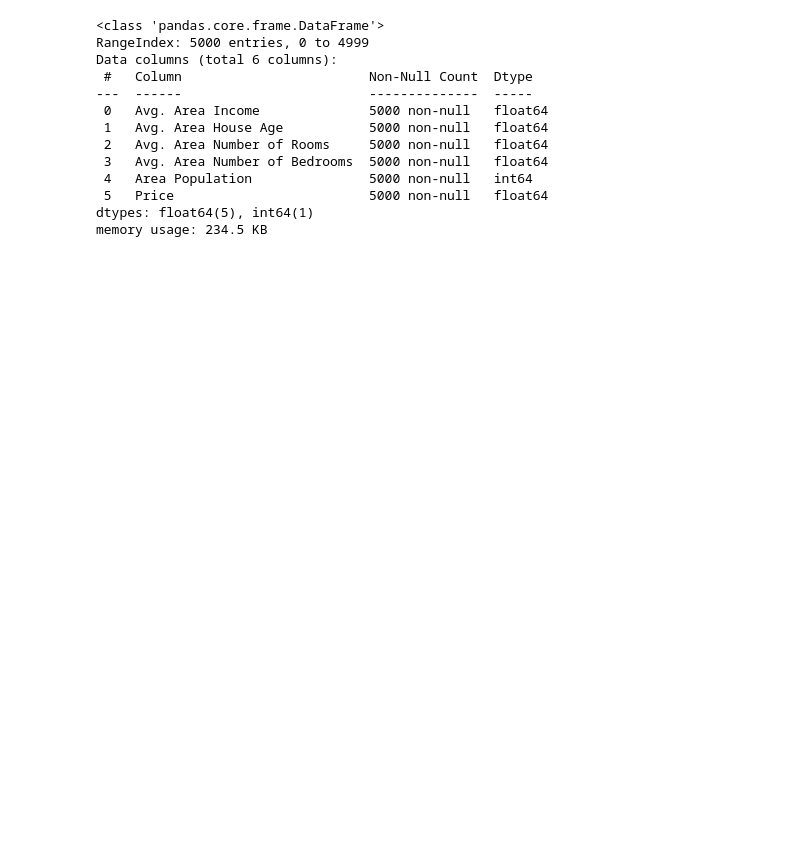
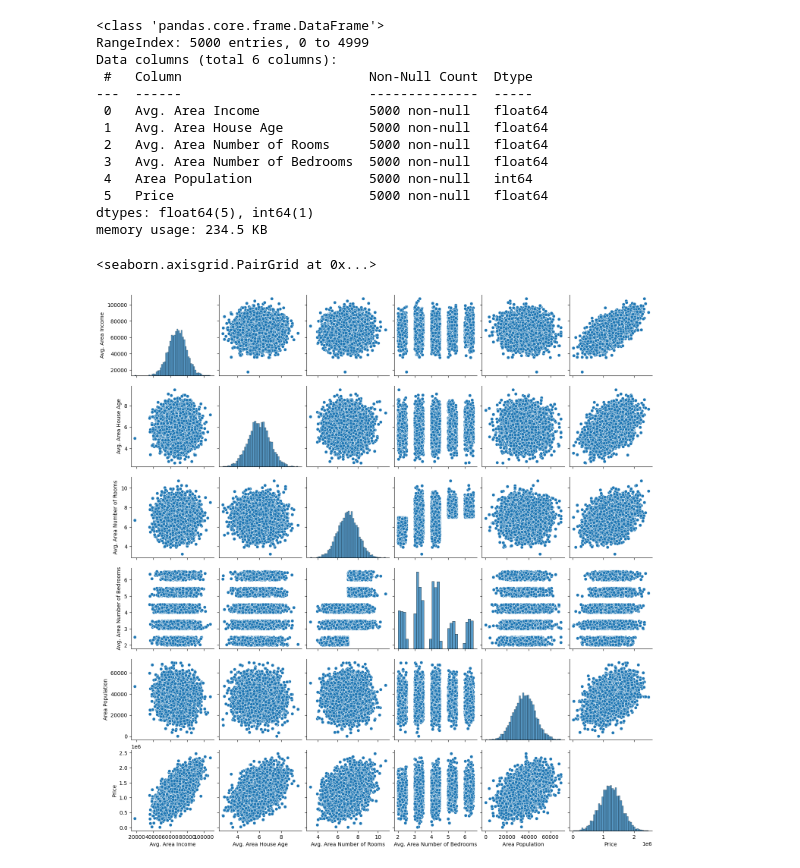
Before and after one commit to naimNB/Mechine-Learning, a Jupyter notebook: intro_linear_regression.ipynb, the cells around one changed output. Cells and saved outputs as stored; diff of their text form; code cells hidden in the pictures; blank space fills up the shorter version.

```diff
--- a/intro_linear_regression.ipynb
+++ b/intro_linear_regression.ipynb
@@ -86,0 +90,5 @@ memory usage: 234.5 KB
+# %%
+sns.pairplot(data)
+# %% [output]
+<seaborn.axisgrid.PairGrid at 0x...>
+[figure, added]
```
Also changed, not shown: parts of 4 cells of this notebook.
